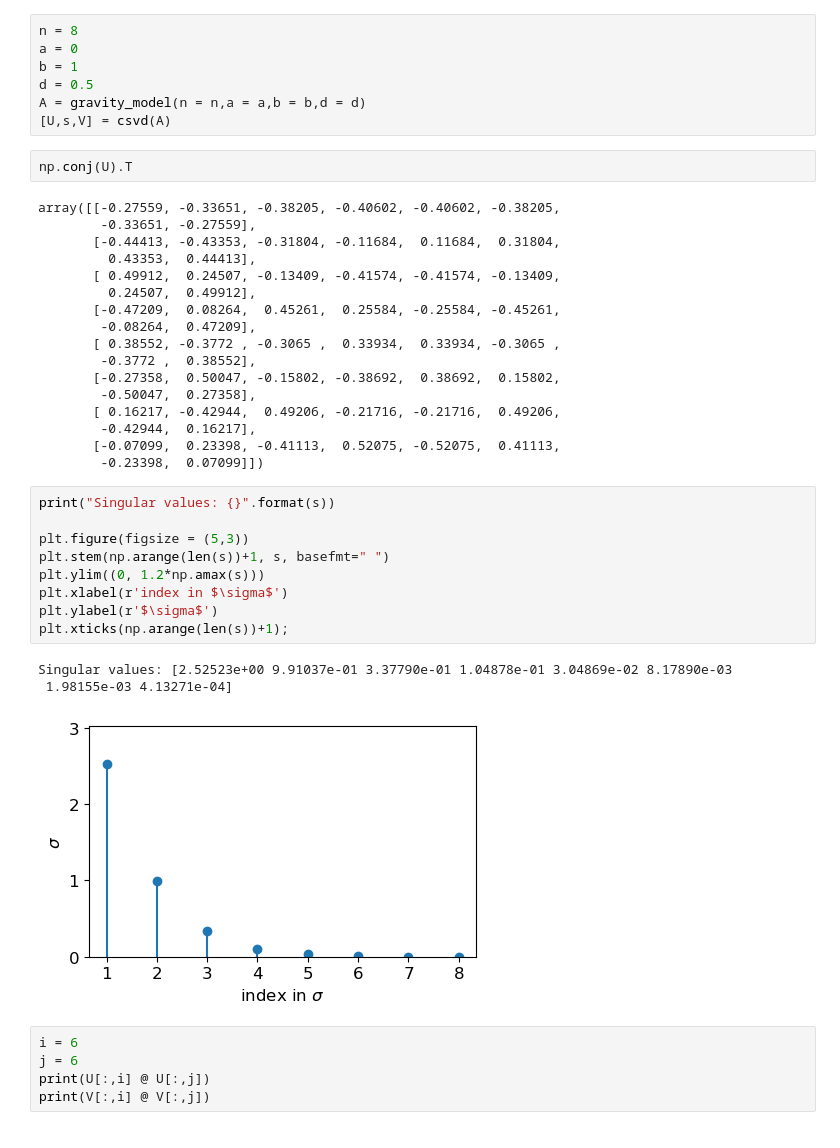
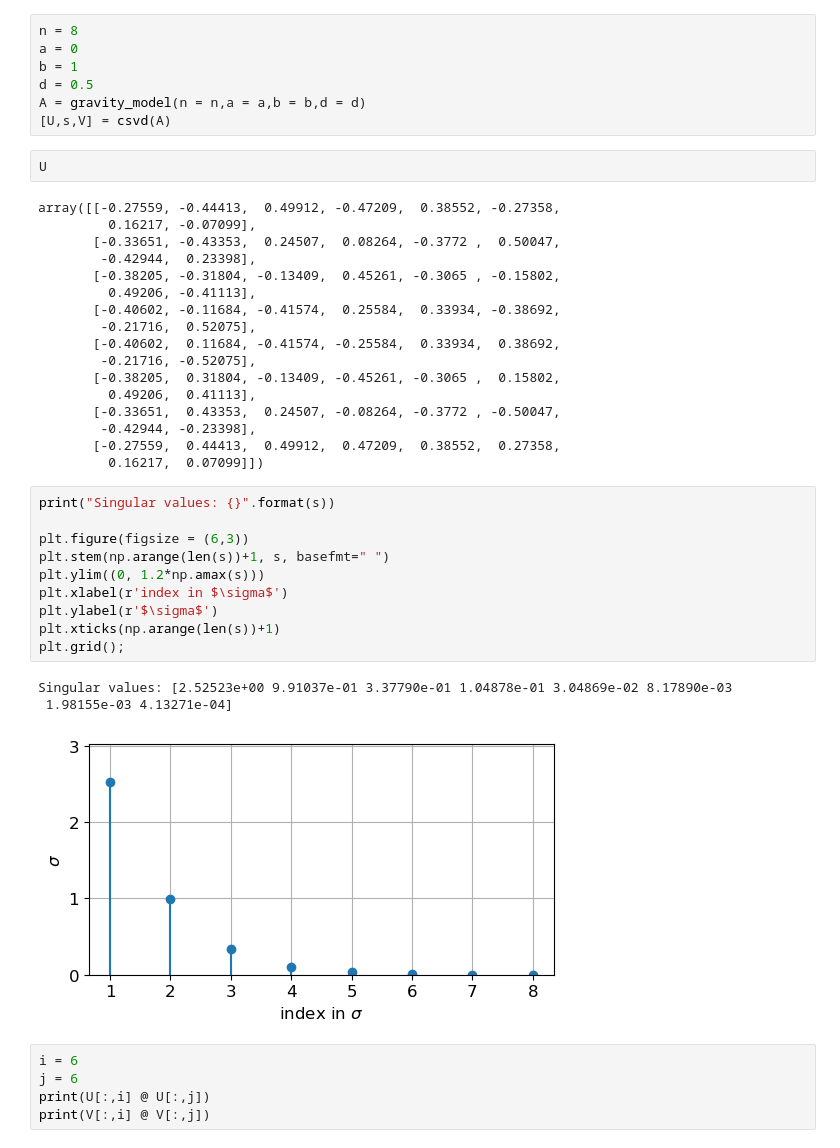
Before and after one commit to eric-brandao/inverse_problems_teach, a Jupyter notebook: 2_Fredholm Integral_PicardCondition_SVD/FredholmIntegral_PicardCondition_SVD.ipynb, the cells around one changed output. Drawn from its saved outputs; the diff is of its cells as text.

```diff
--- a/2_Fredholm Integral_PicardCondition_SVD/FredholmIntegral_PicardCondition_SVD.ipynb
+++ b/2_Fredholm Integral_PicardCondition_SVD/FredholmIntegral_PicardCondition_SVD.ipynb
@@ -284,37 +350,38 @@ d = 0.5
 A = gravity_model(n = n,a = a,b = b,d = d)
 [U,s,V] = csvd(A)
 # %%
-np.conj(U).T
+U
 # %% [output]
-array([[-0.27559, -0.33651, -0.38205, -0.40602, -0.40602, -0.38205,
-        -0.33651, -0.27559],
-       [-0.44413, -0.43353, -0.31804, -0.11684,  0.11684,  0.31804,
-         0.43353,  0.44413],
-       [ 0.49912,  0.24507, -0.13409, -0.41574, -0.41574, -0.13409,
-         0.24507,  0.49912],
-       [-0.47209,  0.08264,  0.45261,  0.25584, -0.25584, -0.45261,
-        -0.08264,  0.47209],
-       [ 0.38552, -0.3772 , -0.3065 ,  0.33934,  0.33934, -0.3065 ,
-        -0.3772 ,  0.38552],
-       [-0.27358,  0.50047, -0.15802, -0.38692,  0.38692,  0.15802,
-        -0.50047,  0.27358],
-       [ 0.16217, -0.42944,  0.49206, -0.21716, -0.21716,  0.49206,
-        -0.42944,  0.16217],
-       [-0.07099,  0.23398, -0.41113,  0.52075, -0.52075,  0.41113,
-        -0.23398,  0.07099]])
+array([[-0.27559, -0.44413,  0.49912, -0.47209,  0.38552, -0.27358,
+         0.16217, -0.07099],
+       [-0.33651, -0.43353,  0.24507,  0.08264, -0.3772 ,  0.50047,
+        -0.42944,  0.23398],
+       [-0.38205, -0.31804, -0.13409,  0.45261, -0.3065 , -0.15802,
+         0.49206, -0.41113],
+       [-0.40602, -0.11684, -0.41574,  0.25584,  0.33934, -0.38692,
+        -0.21716,  0.52075],
+       [-0.40602,  0.11684, -0.41574, -0.25584,  0.33934,  0.38692,
+        -0.21716, -0.52075],
+       [-0.38205,  0.31804, -0.13409, -0.45261, -0.3065 ,  0.15802,
+         0.49206,  0.41113],
+       [-0.33651,  0.43353,  0.24507, -0.08264, -0.3772 , -0.50047,
+        -0.42944, -0.23398],
+       [-0.27559,  0.44413,  0.49912,  0.47209,  0.38552,  0.27358,
+         0.16217,  0.07099]])
 # %%
 print("Singular values: {}".format(s))
 
-plt.figure(figsize = (5,3))
+plt.figure(figsize = (6,3))
 plt.stem(np.arange(len(s))+1, s, basefmt=" ")
 plt.ylim((0, 1.2*np.amax(s)))
 plt.xlabel(r'index in $\sigma$')
 plt.ylabel(r'$\sigma$')
-plt.xticks(np.arange(len(s))+1);
+plt.xticks(np.arange(len(s))+1)
+plt.grid();
 # %% [output]
 Singular values: [2.52523e+00 9.91037e-01 3.37790e-01 1.04878e-01 3.04869e-02 8.17890e-03
  1.98155e-03 4.13271e-04]
-[figure, old version]
+[figure, new version]
 # %%
 i = 6
 j = 6
```
Also changed, not shown: parts of 16 cells of this notebook.
